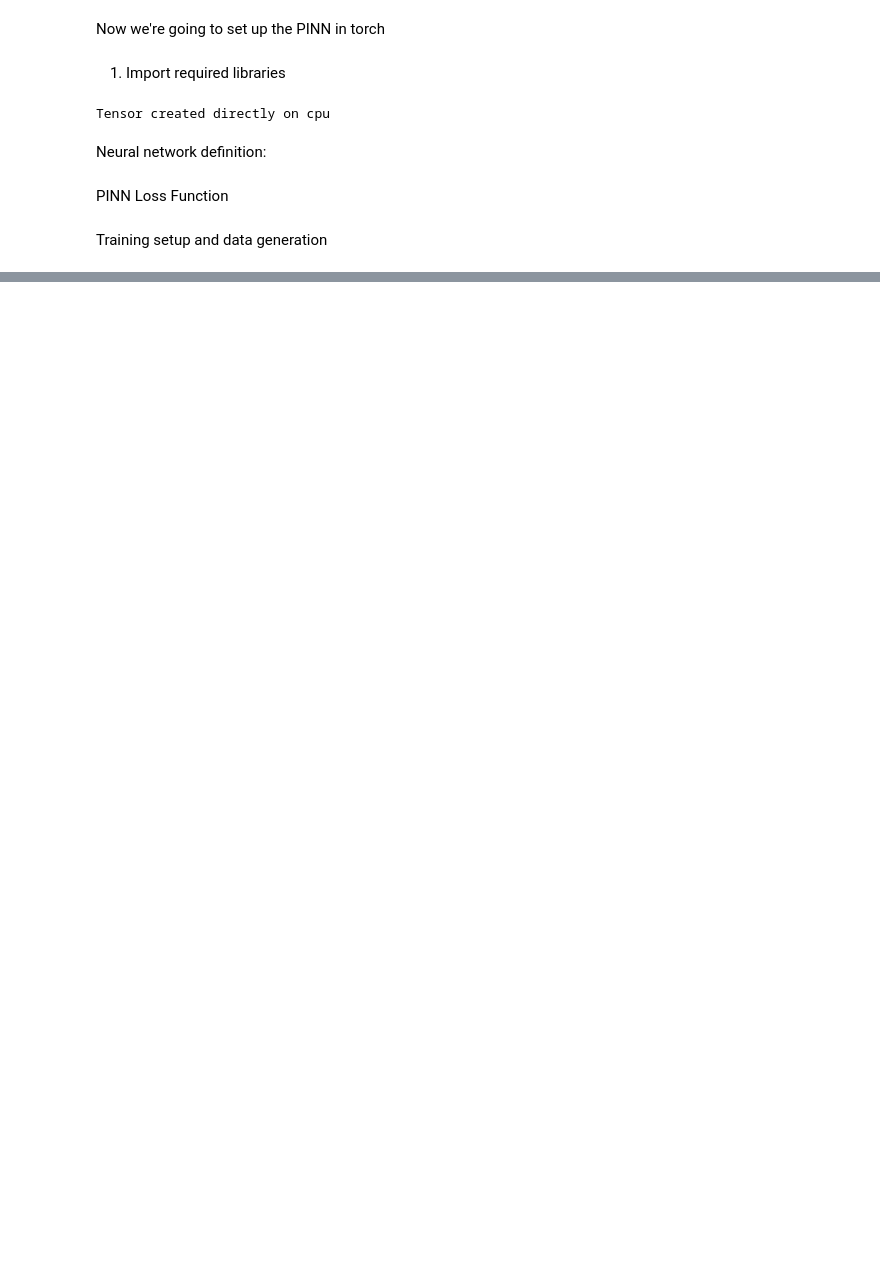
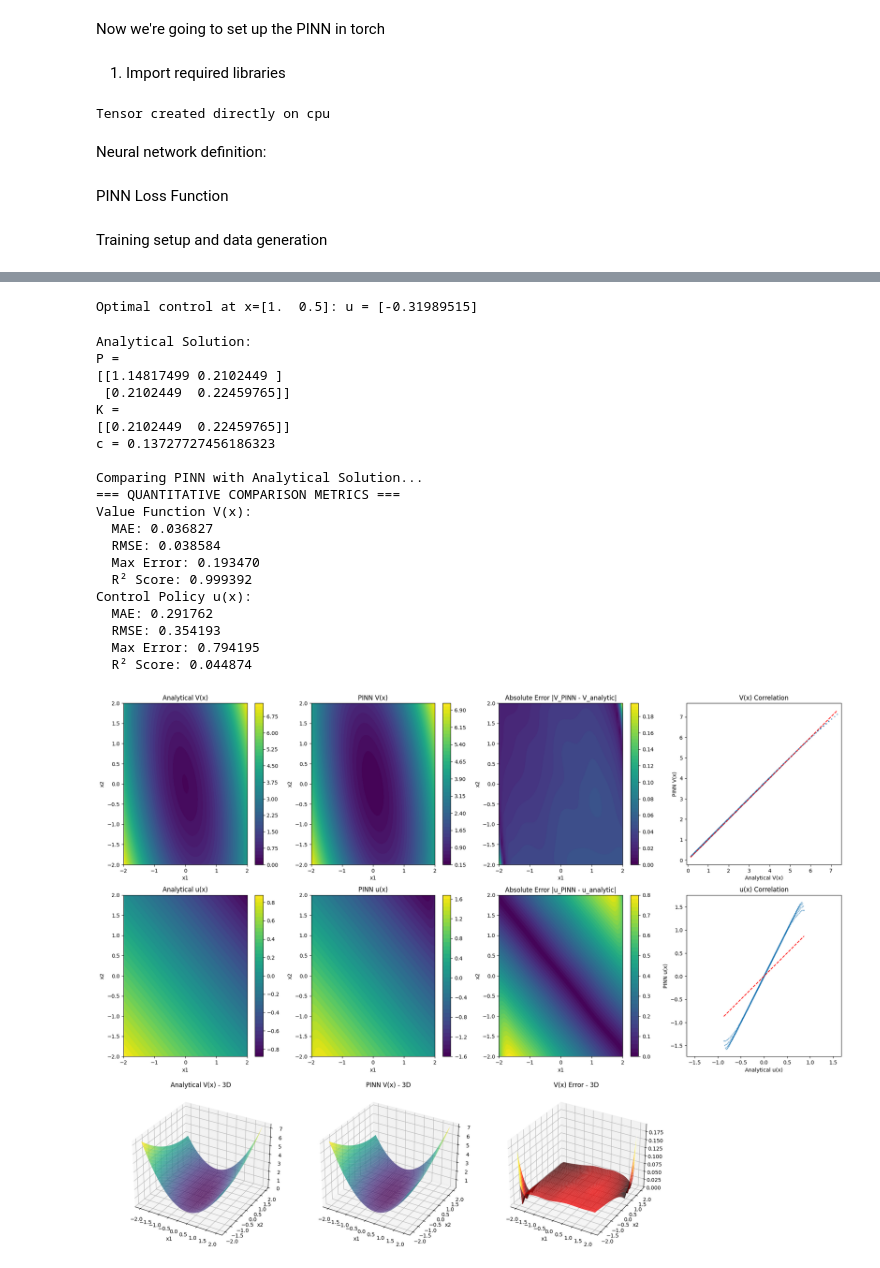
Before and after one commit to jujopo/ams-516, a Jupyter notebook: homework_1.ipynb, the cells around one changed output, grey strips where cells are left out. Saved outputs shown, nothing was run; the diff lists cells and outputs as text; code cells hidden in the pictures; blank space fills up the shorter version.

```diff
--- a/homework_1.ipynb
+++ b/homework_1.ipynb
@@ -447,0 +507,21 @@ scheduler = optim.lr_scheduler.ReduceLROnPlateau(optimizer, patience=500, factor
+# %%
+def get_optimal_control(model, x):
+    """Compute optimal control u* = -½R⁻¹Bᵀ∇V"""
+    x_tensor = torch.tensor(x, dtype=torch.float32, device=device).requires_grad_(True)
+
+    V = model(x_tensor)
+    grad_V = torch.autograd.grad(V, x_tensor,
+                               grad_outputs=torch.ones_like(V),
+                               create_graph=True)[0]
+
+    # u* = -½R⁻¹Bᵀ∇V
+    u_opt = - 0.5 * R_inv @ B.T @ grad_V.T
+
+    return u_opt.detach().cpu().numpy()
+
+# Example: Get optimal control at a specific state
+x_test = np.array([[1.0, 0.5]])
+u_opt = get_optimal_control(model, x_test)
+print(f"Optimal control at x={x_test[0]}: u = {u_opt[0]}")
+# %% [output]
+Optimal control at x=[1.  0.5]: u = [-0.31989515]
@@ -447,0 +723,48 @@ scheduler = optim.lr_scheduler.ReduceLROnPlateau(optimizer, patience=500, factor
+# %%
+# After training your PINN, run this:
+
+# Get analytical solution (from your previous code)
+A_np = A.cpu().numpy()
+B_np = B.cpu().numpy()
+Q_np = Q.cpu().numpy()
+R_np = R.cpu().numpy()
+G_np = G.cpu().numpy()
+
+# Solve the discounted CARE analytically
+A_discounted = A_np - (rho/2) * np.eye(2)
+P_analytical = solve_continuous_are(A_discounted, B_np, Q_np, R_np)
+K_analytical = np.linalg.inv(R_np) @ B_np.T @ P_analytical
+c_analytical = np.trace(G_np @ G_np.T @ P_analytical) / rho
+
+print("Analytical Solution:")
+print(f"P = \n{P_analytical}")
+print(f"K = \n{K_analytical}")
+print(f"c = {c_analytical}")
+
+# Compare solutions
+print("\nComparing PINN with Analytical Solution...")
+comparison_results = compare_solutions(model, pinn, P_analytical, c_analytical, K_analytical)
+metrics = compute_metrics(comparison_results)
+plot_comparison(comparison_results)
+# %% [output]
+Analytical Solution:
+P =
+[[1.14817499 0.2102449 ]
+ [0.2102449  0.22459765]]
+K =
+[[0.2102449  0.22459765]]
+c = 0.13727727456186323
+
+Comparing PINN with Analytical Solution...
+=== QUANTITATIVE COMPARISON METRICS ===
+Value Function V(x):
+  MAE: 0.036827
+  RMSE: 0.038584
+  Max Error: 0.193470
+  R² Score: 0.999392
+Control Policy u(x):
+  MAE: 0.291762
+  RMSE: 0.354193
+  Max Error: 0.794195
+  R² Score: 0.044874
+[figure, added]
```
Also changed, not shown: parts of 11 cells of this notebook, 1 other file.
